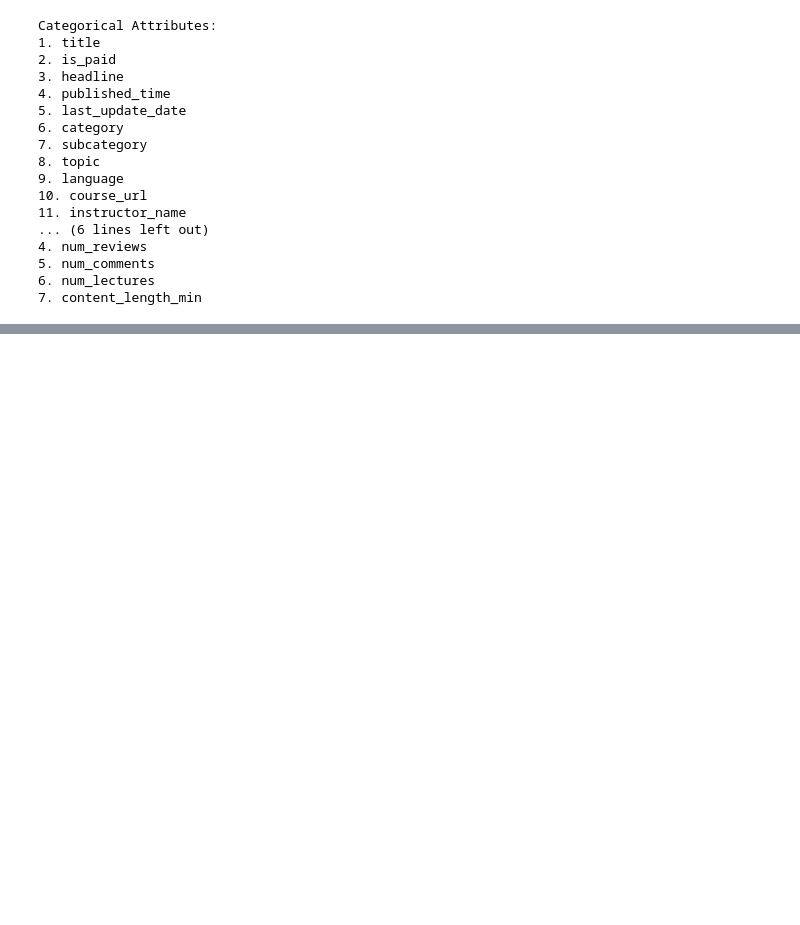
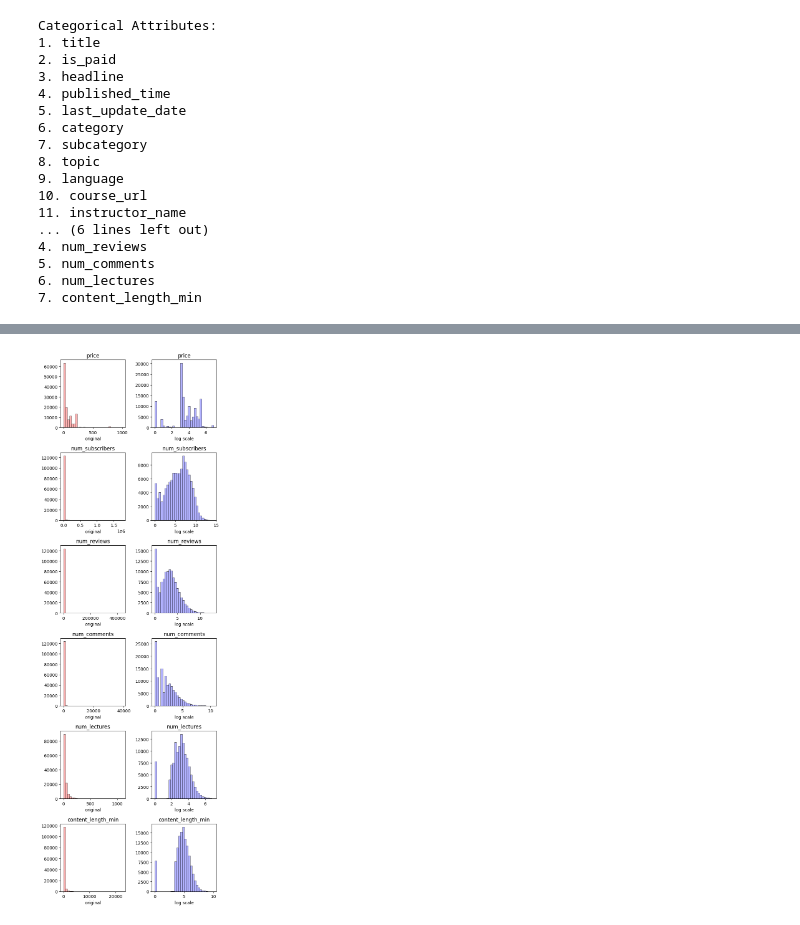
Before and after one commit to MuhammadRhakan/final-project, a Jupyter notebook: Course_Recommendation.ipynb, the cells around one changed output, grey strips where cells are left out. Saved outputs shown, nothing was run; the diff lists cells and outputs as text; code cells hidden in the pictures; blank space fills up the shorter version.

```diff
--- a/Course_Recommendation.ipynb
+++ b/Course_Recommendation.ipynb
@@ -375,0 +228,20 @@ Length After Trim: (62955, 20)
+# %%
+def histogram(data, numeric):
+  fig, ax = plt.subplots(len(numeric), 2, figsize=(6,3*len(numeric)))
+  for i, col in enumerate(numeric):
+    sns.histplot(data[col].dropna(), ax=ax[i,0], color='red', alpha=0.3, bins=30, kde=False)
+    ax[i,0].set_title(f"{col}")
+    ax[i,0].set_xlabel('original')
+    ax[i,0].set_ylabel('')
+
+    sns.histplot(np.log1p(data[col].dropna()), ax=ax[i,1], color='blue', alpha=0.3, bins=30, kde=False)
+    ax[i,1].set_title(f"{col}")
+    ax[i,1].set_xlabel('log scale')
+    ax[i,1].set_ylabel('')
+
+  plt.tight_layout()
+  plt.show()
+
+histogram(course_dropna, numerical)
+# %% [output]
+[figure, added]
```
Also changed, not shown: parts of 32 cells of this notebook.
